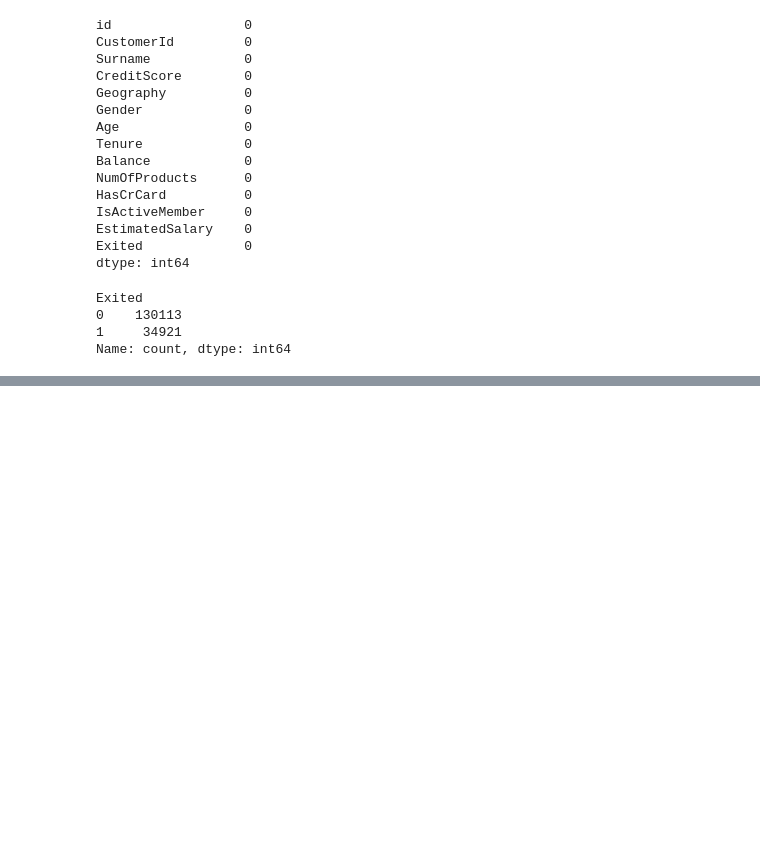
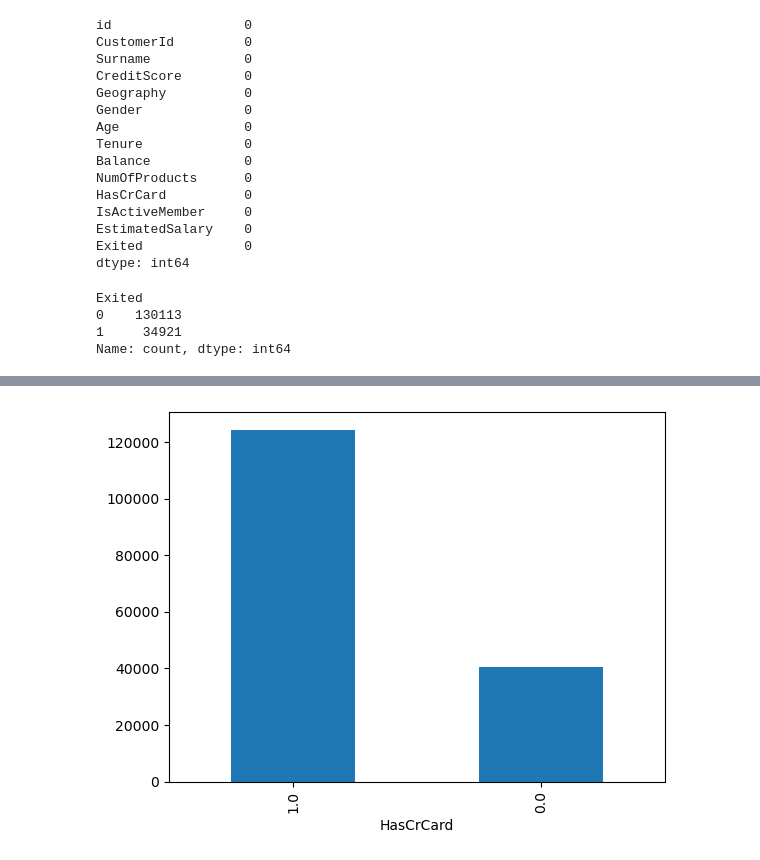
Before and after one commit to GoldenEye37/customer-churn-prediction, a Jupyter notebook: customer-churn-prediction.ipynb, the cells around one changed output, grey strips where cells are left out. Saved outputs shown, nothing was run; the diff lists cells and outputs as text; code cells hidden in the pictures; blank space fills up the shorter version.

```diff
--- a/customer-churn-prediction.ipynb
+++ b/customer-churn-prediction.ipynb
@@ -110,0 +145,4 @@ customer_train_data["Exited"].value_counts().plot(kind=bar);
+# %%
+customer_train_data["HasCrCard"].value_counts().plot(kind="bar");
+# %% [output]
+[figure, added]
```
Also changed, not shown: parts of 8 cells of this notebook.
